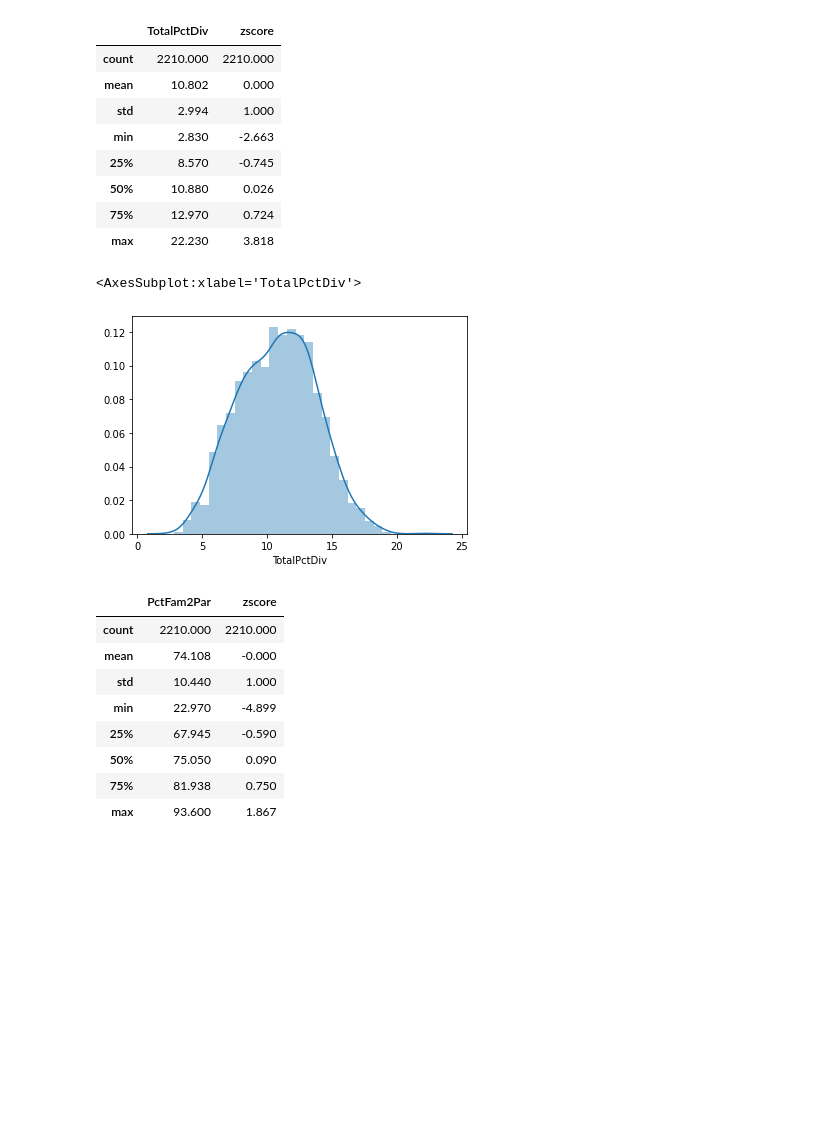
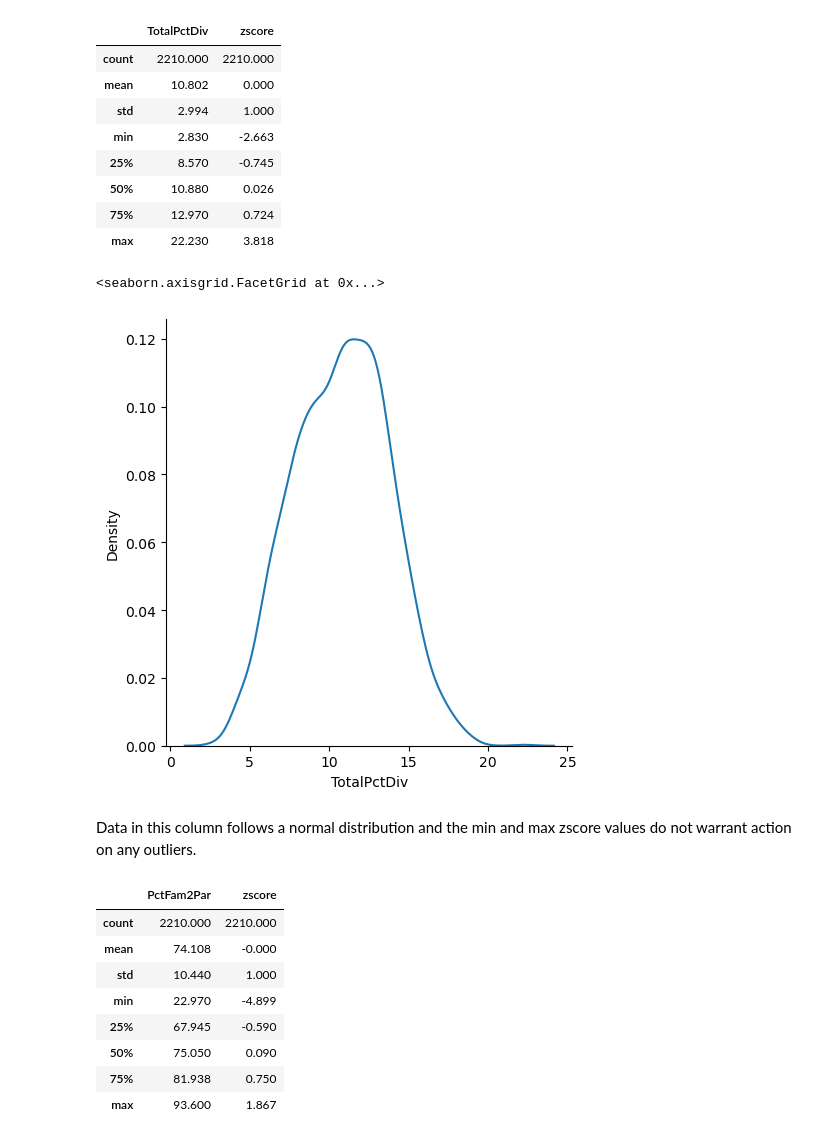
Before and after one commit to Kasheme/Data-Science, a Jupyter notebook: US-Crime-Communities/US Crime Notebook EDA.ipynb, the cells around one changed output. Drawn from its saved outputs; the diff is of its cells as text; code cells hidden in the pictures; blank space fills up the shorter version.

```diff
--- a/US-Crime-Communities/US Crime Notebook EDA.ipynb
+++ b/US-Crime-Communities/US Crime Notebook EDA.ipynb
@@ -433,13 +445,14 @@ TotalPctDiv_stats.describe().round(3)
 | 50% | 10.880 | 0.026 |
 | 75% | 12.970 | 0.724 |
 | max | 22.230 | 3.818 |
-# %%
-# Inspect distribution
-sns.distplot(data["TotalPctDiv"])
-# Data in this column follows a normal distribution and the min and max zscore values do not warrant action on any outliers.
-# %% [output]
-<AxesSubplot:xlabel='TotalPctDiv'>
-[figure, removed]
+# %%
+# Inspect distribution
+sns.displot(data["TotalPctDiv"], kind='kde')
+# %% [output]
+<seaborn.axisgrid.FacetGrid at 0x...>
+[figure, added]
+# %% [markdown]
+Data in this column follows a normal distribution and the min and max zscore values do not warrant action on any outliers.
 # %%
 PctFam2Par_stats = data.loc[:, ["PctFam2Par"]]
 PctFam2Par_stats["zscore"] = stats.zscore(data["PctFam2Par"])
```
Also changed, not shown: parts of 43 cells of this notebook.
